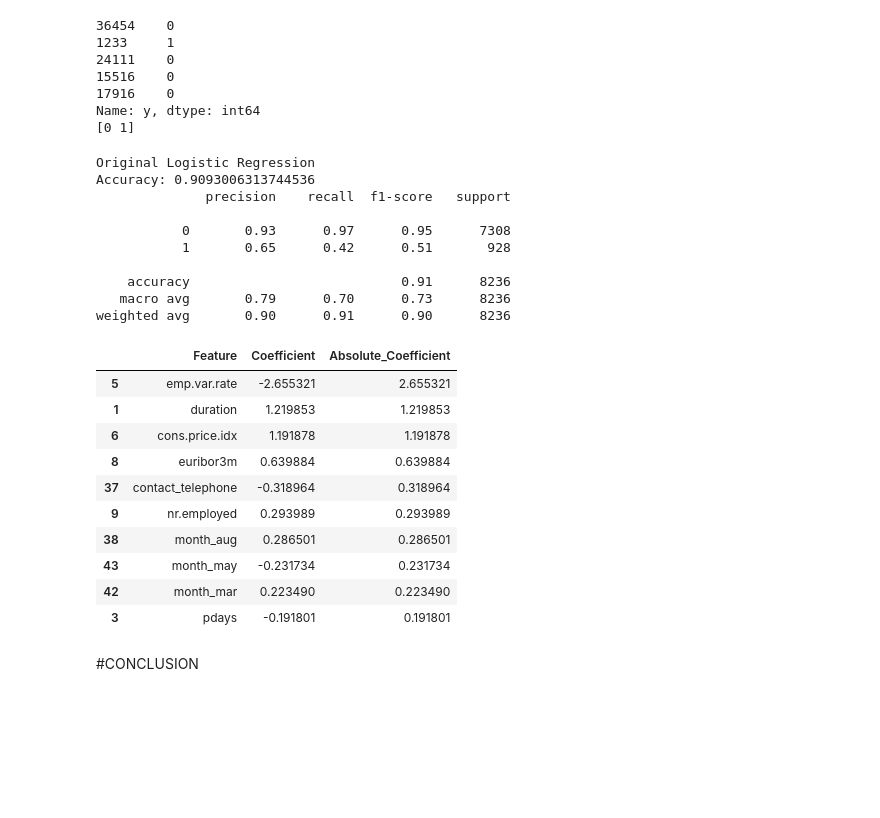
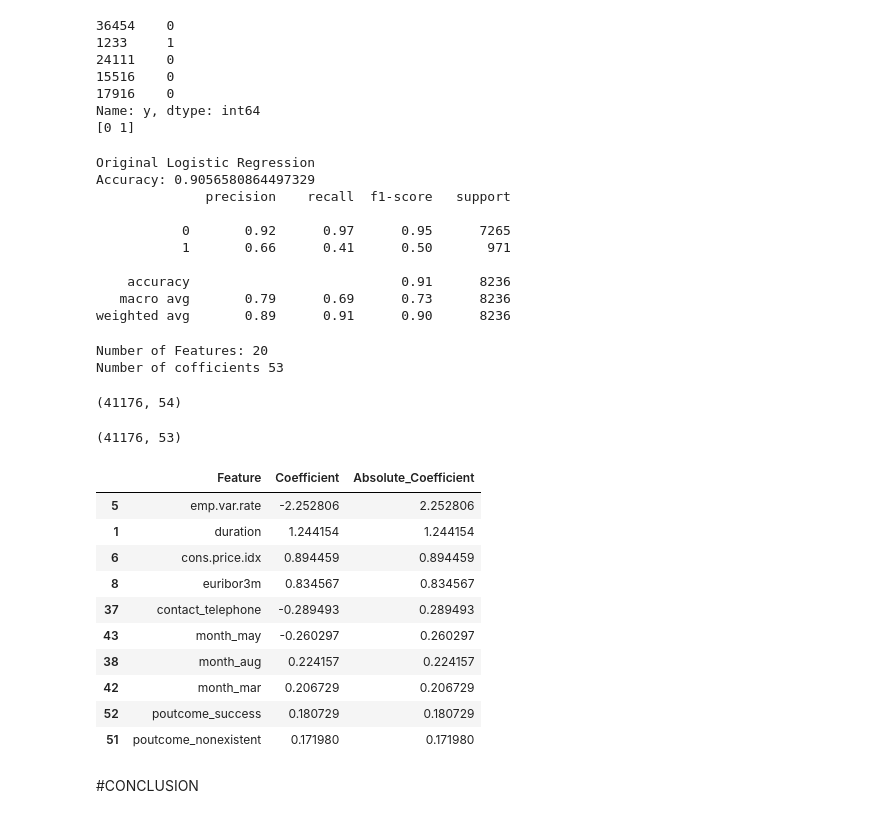
Before and after one commit to Prernakishore/Prernakishore, a Jupyter notebook: Advance_bank_term_deposit.ipynb, the cells around one changed output. Cells and saved outputs as stored; diff of their text form; code cells hidden in the pictures; blank space fills up the shorter version.

```diff
--- a/Advance_bank_term_deposit.ipynb
+++ b/Advance_bank_term_deposit.ipynb
@@ -647,3 +649,12 @@ print(X_test.isnull().sum().sum())
 ## Logistic Regression
 # %% [markdown]
 Feature scaling
+# %%
+df_encoded=df.copy()
+df_encoded['y'] = df_encoded['y'].map({'no': 0 ,'yes': 1})
+# %%
+df_encoded =pd.get_dummies(
+    df_encoded,
+    columns=categorical_cols,
+    drop_first=True
+)
@@ -649,0 +682,9 @@ Feature scaling
+# %%
+from sklearn.model_selection import train_test_split
+
+x = df_encoded.drop('y', axis=1)
+y = df_encoded['y']
+
+X_train, X_test, y_train, y_test=train_test_split(
+    x,y, test_size=0.2 , random_state=42
+)
@@ -851,51 +896,65 @@ print("Accuracy:", accuracy_score(y_test, y_pred_original))
 print(classification_report(y_test, y_pred_original))
 # %% [output]
 Original Logistic Regression
-Accuracy: 0.9093006313744536
+Accuracy: 0.9056580864497329
               precision    recall  f1-score   support
 
-           0       0.93      0.97      0.95      7308
-           1       0.65      0.42      0.51       928
+           0       0.92      0.97      0.95      7265
+           1       0.66      0.41      0.50       971
 
     accuracy                           0.91      8236
-   macro avg       0.79      0.70      0.73      8236
-weighted avg       0.90      0.91      0.90      8236
+   macro avg       0.79      0.69      0.73      8236
+weighted avg       0.89      0.91      0.90      8236
+# %%
+print('Number of Features:', len(X.columns))
+print("Number of cofficients",len(original_model.coef_[0]))
+# %% [output]
+Number of Features: 20
+Number of cofficients 53
+# %%
+print(df_encoded.shape)
+# %% [output]
+(41176, 54)
+# %%
+print(df_encoded.drop('y',axis=1).shape)
+# %% [output]
+(41176, 53)
 # %%
 import pandas as pd
 
 # Get feature names
-feature_names = X.columns
+feature_names = df_encoded.drop('y',axis=1).columns
 
 # Get Logistic Regression coefficients
 coefficients = original_model.coef_[0]
 
 # Create a dataframe
 feature_importance = pd.DataFrame({
     'Feature': feature_names,
     'Coefficient': coefficients
 })
 
 # Sort by absolute coefficient
 feature_importance['Absolute_Coefficient'] = feature_importance['Coefficient'].abs()
 
 feature_importance = feature_importance.sort_values(
     'Absolute_Coefficient',
     ascending=False
 )
 
 feature_importance.head(10)
 # %% [output]
 |  | Feature | Coefficient | Absolute_Coefficient |
-| 5 | emp.var.rate | -2.655321 | 2.655321 |
-| 1 | duration | 1.219853 | 1.219853 |
-| 6 | cons.price.idx | 1.191878 | 1.191878 |
-| 8 | euribor3m | 0.639884 | 0.639884 |
-| 37 | contact_telephone | -0.318964 | 0.318964 |
-| 9 | nr.employed | 0.293989 | 0.293989 |
-| 38 | month_aug | 0.286501 | 0.286501 |
-| 43 | month_may | -0.231734 | 0.231734 |
-| 42 | month_mar | 0.223490 | 0.223490 |
-| 3 | pdays | -0.191801 | 0.191801 |
+| 5 | emp.var.rate | -2.252806 | 2.252806 |
+| 1 | duration | 1.244154 | 1.244154 |
+| 6 | cons.price.idx | 0.894459 | 0.894459 |
+| 8 | euribor3m | 0.834567 | 0.834567 |
+| 37 | contact_telephone | -0.289493 | 0.289493 |
+| 43 | month_may | -0.260297 | 0.260297 |
+| 38 | month_aug | 0.224157 | 0.224157 |
+| 42 | month_mar | 0.206729 | 0.206729 |
+| 52 | poutcome_success | 0.180729 | 0.180729 |
+| 51 | poutcome_nonexistent | 0.171980 | 0.171980 |
 # %% [markdown]
 #CONCLUSION
 # %% [markdown]
```
Also changed, not shown: parts of 14 cells of this notebook.
